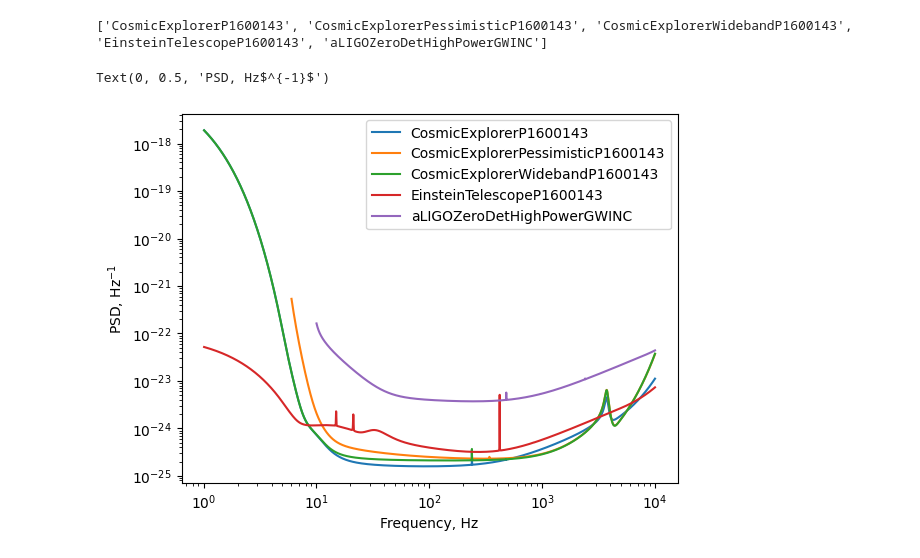
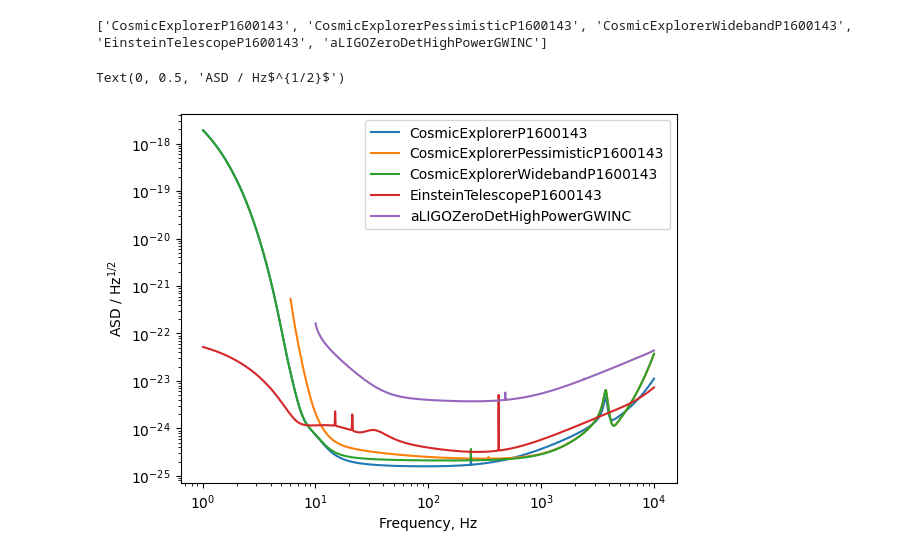
Before and after one commit to icg-gravwaves/3g_low_latency, a Jupyter notebook: template_bank/plot_psds.ipynb, the cells around one changed output. Drawn from its saved outputs; the diff is of its cells as text; code cells hidden in the pictures.

Commit message:
more plots!

```diff
--- a/template_bank/plot_psds.ipynb
+++ b/template_bank/plot_psds.ipynb
@@ -15,17 +33,17 @@ psd_cutoffs = [1, 6, 1, 1, 10]
 # %%
 for psd, cutoff in zip(psds_to_plot, psd_cutoffs):
     flower = 5 if 'LIGO' in psd else 0.5
     psd_fs = analytical.from_string(psd, 1000000, 0.01, flower)
     nz = np.logical_and(abs(psd_fs) > 0, psd_fs.sample_frequencies > cutoff)
     plt.plot(psd_fs.sample_frequencies[nz], np.sqrt(abs(psd_fs[nz])), label=psd)
 
 plt.loglog()
 plt.legend()
 plt.xlabel('Frequency, Hz')
-plt.ylabel('PSD, Hz$^{-1}$')
+plt.ylabel('ASD / Hz$^{1/2}$')
 # %% [output]
-Text(0, 0.5, 'PSD, Hz$^{-1}$')
+Text(0, 0.5, 'ASD / Hz$^{1/2}$')
-[figure, old version]
+[figure, new version]
 # %%
 # Get the Strain ASDs for CE from https://dcc.cosmicexplorer.org/cgi-bin/DocDB/ShowDocument?docid=T2000017
 
```
Also changed, not shown: parts of 14 cells of this notebook.
